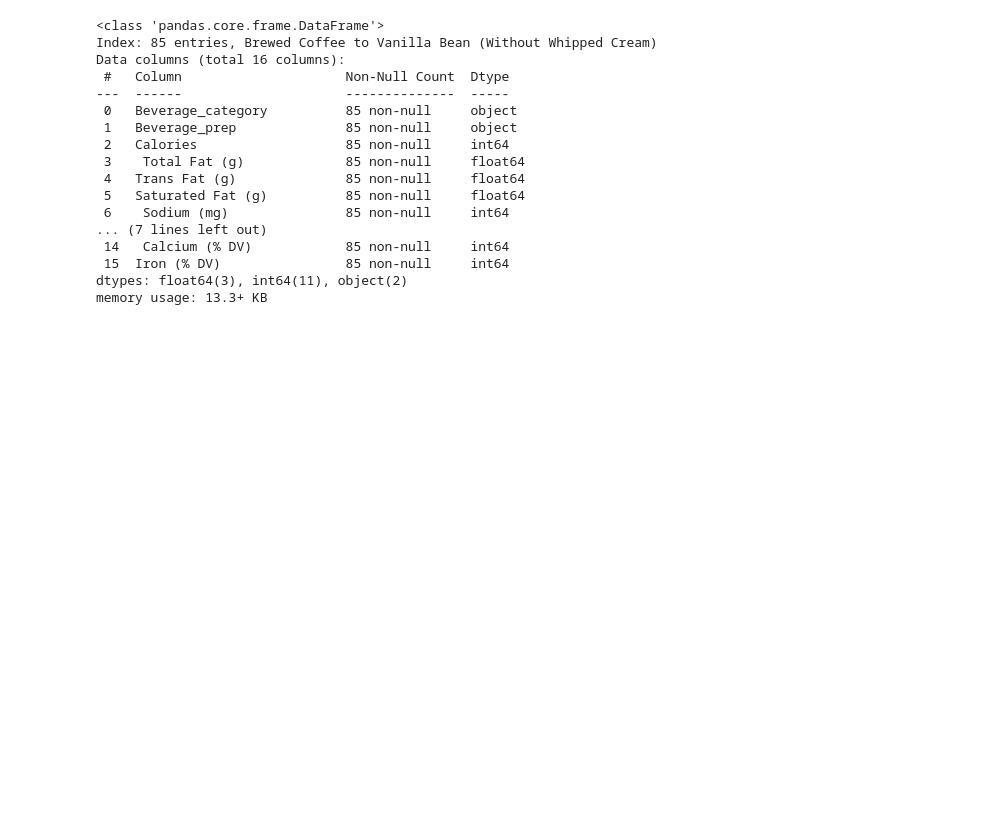
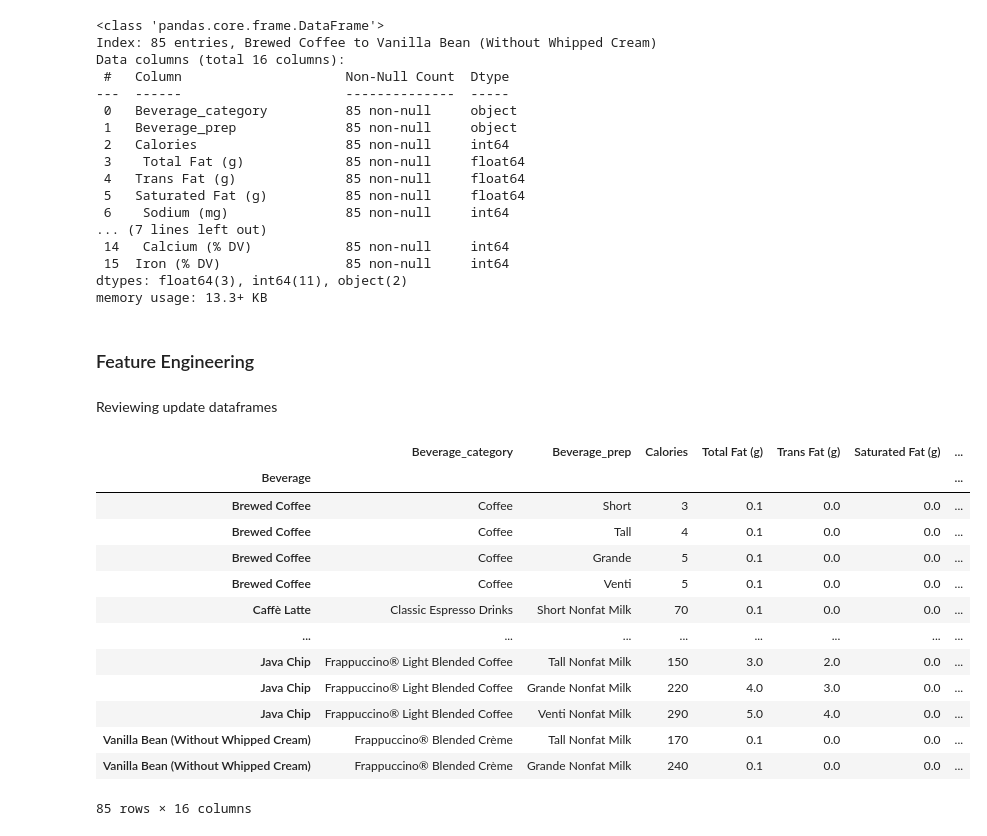
Before and after one commit to cmonjarr/AMB_Project_SP25, a Jupyter notebook: Nutrition Project/Nutrition_2025.ipynb, the cells around one changed output. Cells and saved outputs as stored; diff of their text form; code cells hidden in the pictures; blank space fills up the shorter version.

```diff
--- a/Nutrition Project/Nutrition_2025.ipynb
+++ b/Nutrition Project/Nutrition_2025.ipynb
@@ -1093,3 +1084,24 @@ Data columns (total 16 columns):
  15  Iron (% DV)                85 non-null     int64
 dtypes: float64(3), int64(11), object(2)
 memory usage: 13.3+ KB
+# %% [markdown]
+### Feature Engineering
+# %% [markdown]
+Reviewing update dataframes
+# %%
+sbux
+# %% [output]
+|  | Beverage_category | Beverage_prep | Calories | Total Fat (g) | Trans Fat (g) | Saturated Fat (g) | ... |
+| Beverage |  |  |  |  |  |  | ... |
+| Brewed Coffee | Coffee | Short | 3 | 0.1 | 0.0 | 0.0 | ... |
+| Brewed Coffee | Coffee | Tall | 4 | 0.1 | 0.0 | 0.0 | ... |
+| Brewed Coffee | Coffee | Grande | 5 | 0.1 | 0.0 | 0.0 | ... |
+| Brewed Coffee | Coffee | Venti | 5 | 0.1 | 0.0 | 0.0 | ... |
+| Caffè Latte | Classic Espresso Drinks | Short Nonfat Milk | 70 | 0.1 | 0.0 | 0.0 | ... |
+| ... | ... | ... | ... | ... | ... | ... | ... |
+| Java Chip | Frappuccino® Light Blended Coffee | Tall Nonfat Milk | 150 | 3.0 | 2.0 | 0.0 | ... |
+| Java Chip | Frappuccino® Light Blended Coffee | Grande Nonfat Milk | 220 | 4.0 | 3.0 | 0.0 | ... |
+| Java Chip | Frappuccino® Light Blended Coffee | Venti Nonfat Milk | 290 | 5.0 | 4.0 | 0.0 | ... |
+| Vanilla Bean (Without Whipped Cream) | Frappuccino® Blended Crème | Tall Nonfat Milk | 170 | 0.1 | 0.0 | 0.0 | ... |
+| Vanilla Bean (Without Whipped Cream) | Frappuccino® Blended Crème | Grande Nonfat Milk | 240 | 0.1 | 0.0 | 0.0 | ... |
+85 rows × 16 columns
```
Also changed, not shown: parts of 45 cells of this notebook.
